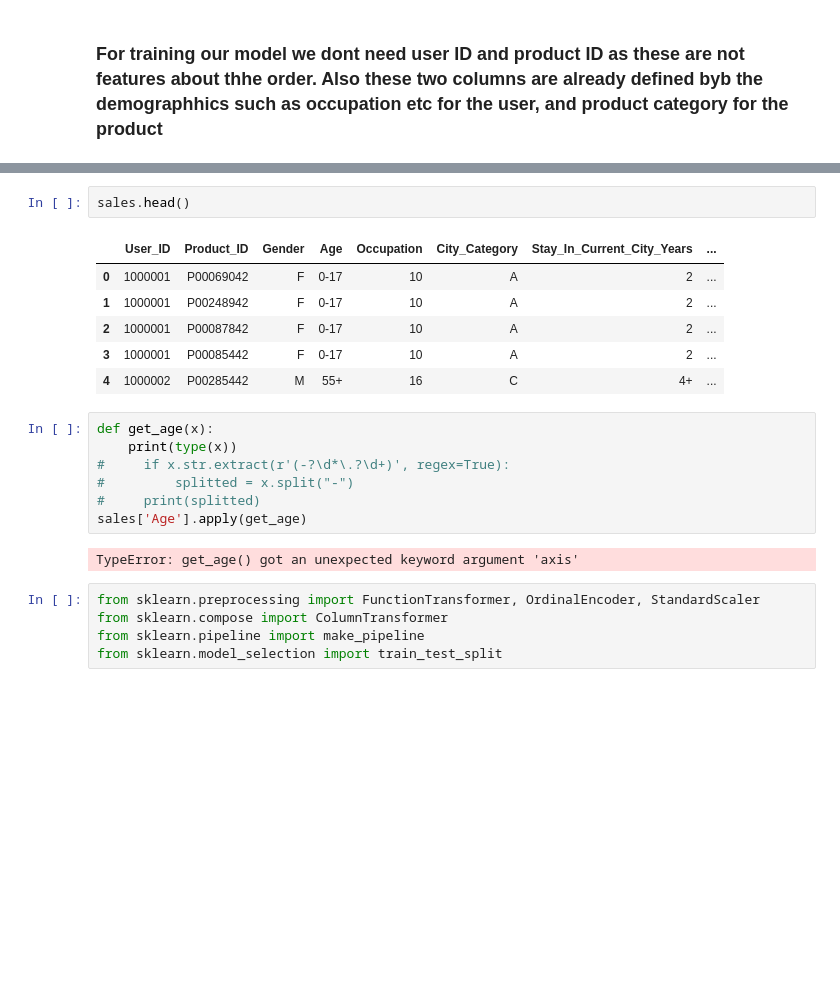
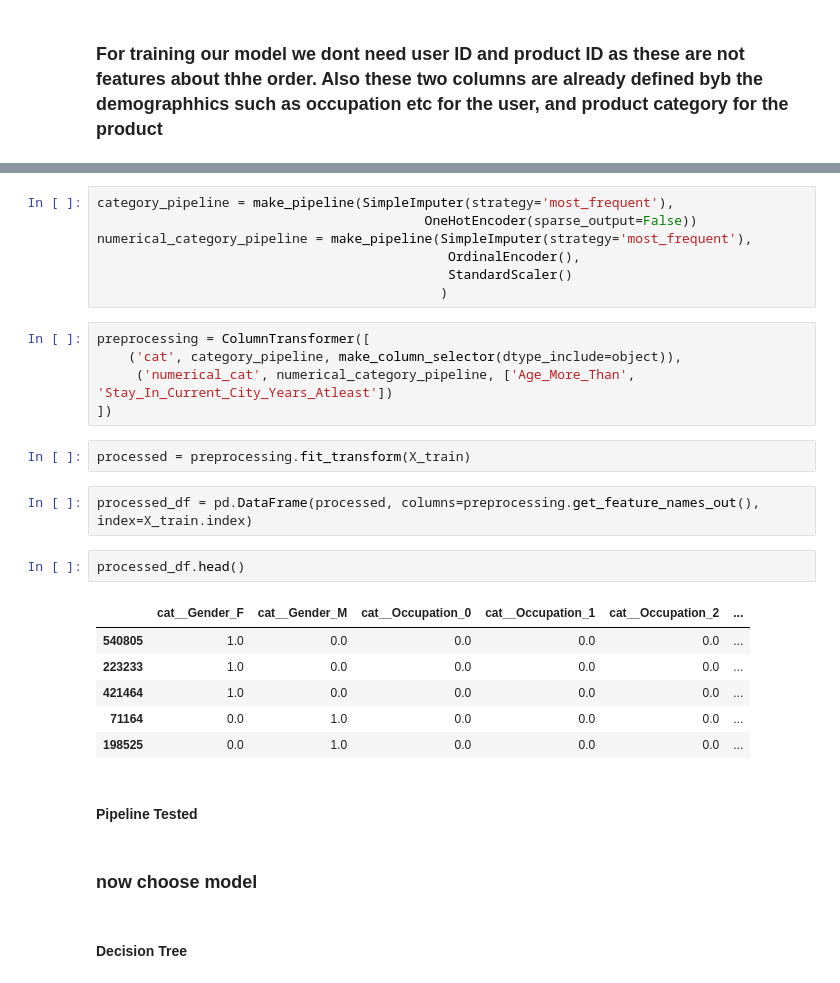
Before and after one commit to umais2005/BlackFridaySale-Analysis, a Jupyter notebook: BlackFriday Model.ipynb, the cells around one changed output, grey strips where cells are left out. Cells and saved outputs as stored; diff of their text form; blank space fills up the shorter version.

Commit message:
lptp: choosing models

```diff
--- a/BlackFriday Model.ipynb
+++ b/BlackFriday Model.ipynb
@@ -46,23 +115,31 @@ sales.shape
+# %%
+category_pipeline = make_pipeline(SimpleImputer(strategy='most_frequent'),
+                                          OneHotEncoder(sparse_output=False))
+numerical_category_pipeline = make_pipeline(SimpleImputer(strategy='most_frequent'),
+                                             OrdinalEncoder(),
+                                             StandardScaler()
+                                            )
+# %%
+preprocessing = ColumnTransformer([
+    ('cat', category_pipeline, make_column_selector(dtype_include=object)),
+     ('numerical_cat', numerical_category_pipeline, ['Age_More_Than', 'Stay_In_Current_City_Years_Atleast'])
+])
+# %%
+processed = preprocessing.fit_transform(X_train)
+# %%
+processed_df = pd.DataFrame(processed, columns=preprocessing.get_feature_names_out(), index=X_train.index)
 # %%
-sales.head()
+processed_df.head()
 # %% [output]
-|  | User_ID | Product_ID | Gender | Age | Occupation | City_Category | Stay_In_Current_City_Years | ... |
-| 0 | 1000001 | P00069042 | F | 0-17 | 10 | A | 2 | ... |
-| 1 | 1000001 | P00248942 | F | 0-17 | 10 | A | 2 | ... |
-| 2 | 1000001 | P00087842 | F | 0-17 | 10 | A | 2 | ... |
-| 3 | 1000001 | P00085442 | F | 0-17 | 10 | A | 2 | ... |
-| 4 | 1000002 | P00285442 | M | 55+ | 16 | C | 4+ | ... |
+|  | cat__Gender_F | cat__Gender_M | cat__Occupation_0 | cat__Occupation_1 | cat__Occupation_2 | ... |
+| 540805 | 1.0 | 0.0 | 0.0 | 0.0 | 0.0 | ... |
+| 223233 | 1.0 | 0.0 | 0.0 | 0.0 | 0.0 | ... |
+| 421464 | 1.0 | 0.0 | 0.0 | 0.0 | 0.0 | ... |
+| 71164 | 0.0 | 1.0 | 0.0 | 0.0 | 0.0 | ... |
+| 198525 | 0.0 | 1.0 | 0.0 | 0.0 | 0.0 | ... |
-# %%
-def get_age(x):
-    print(type(x))
-#     if x.str.extract(r'(-?\d*\.?\d+)', regex=True):
-#         splitted = x.split("-")
-#     print(splitted)
-sales['Age'].apply(get_age)
-# %% [output]
-TypeError: get_age() got an unexpected keyword argument 'axis'
-# %%
-from sklearn.preprocessing import FunctionTransformer, OrdinalEncoder, StandardScaler
-from sklearn.compose import ColumnTransformer
-from sklearn.pipeline import make_pipeline
-from sklearn.model_selection import train_test_split
+# %% [markdown]
+#### Pipeline Tested
+# %% [markdown]
+### now choose model
+# %% [markdown]
+#### Decision Tree
```
Also changed, not shown: parts of 26 cells of this notebook, 1 other file.
